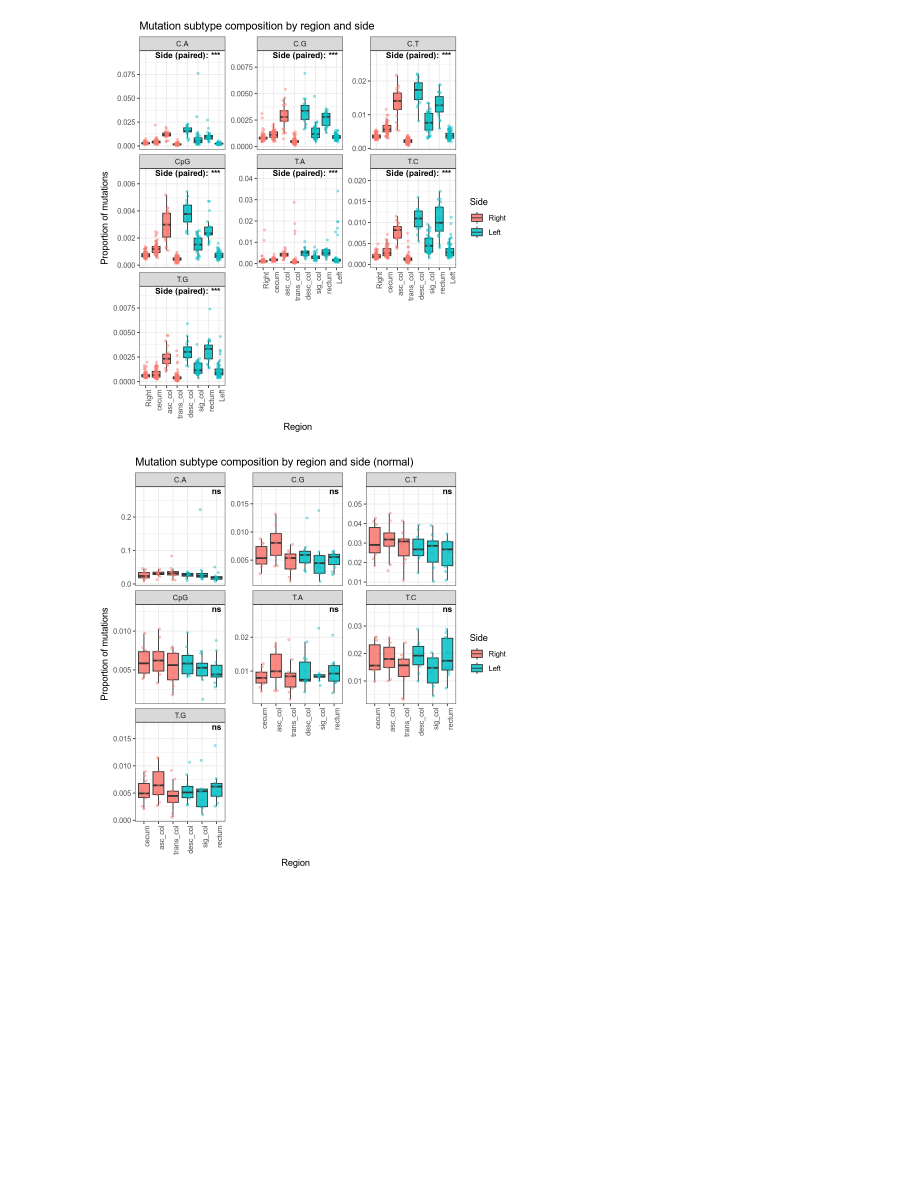
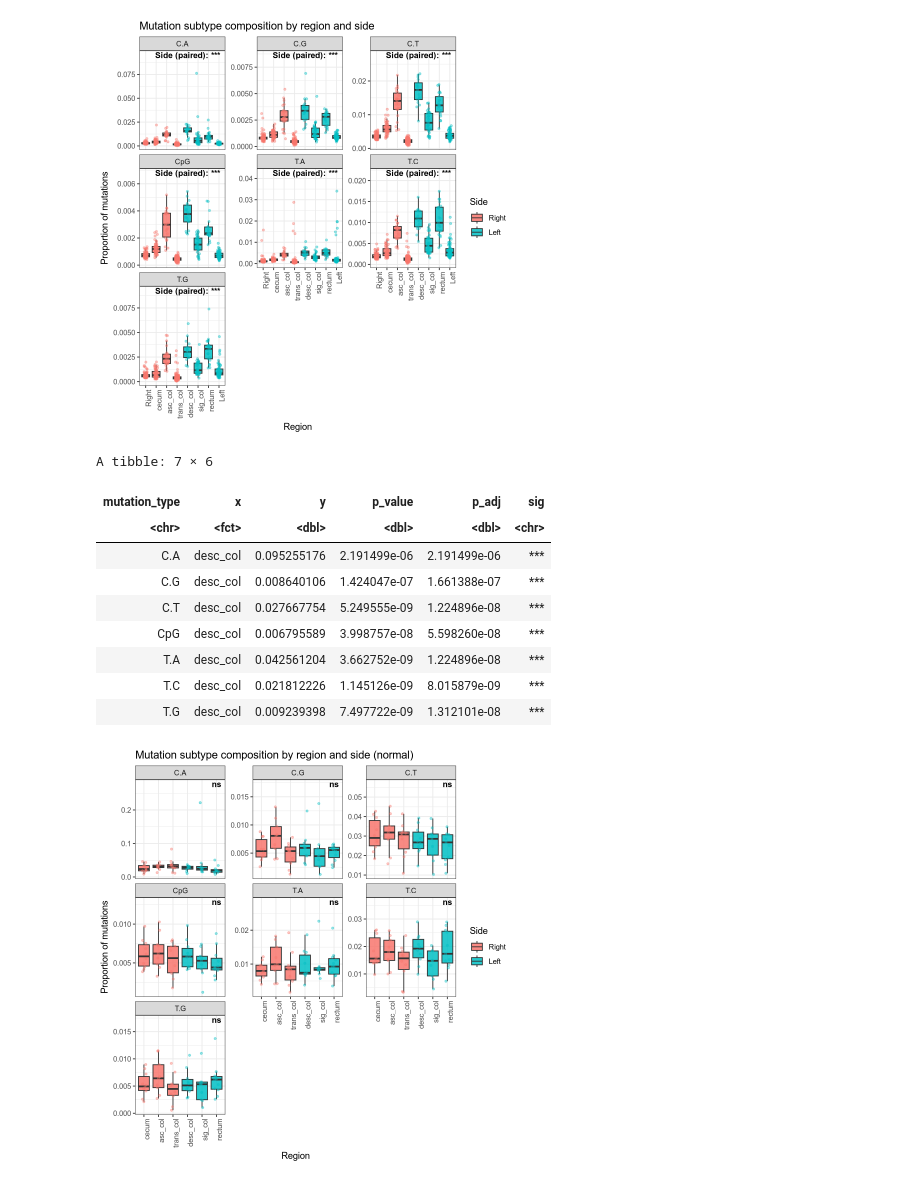
Before and after one commit to laurelhiatt/SEMIColon, a Jupyter notebook: scripts/figures/Figure2.ipynb, the cells around one changed output. Drawn from its saved outputs; the diff is of its cells as text; code cells hidden in the pictures; blank space fills up the shorter version.

```diff
--- a/scripts/figures/Figure2.ipynb
+++ b/scripts/figures/Figure2.ipynb
@@ -1809,6 +1809,19 @@ ggplot(Hiatt_long,
   )
 # %% [output]
 [figure]
+# %%
+annot_side
+# %% [output]
+A tibble: 7 × 6
+| mutation_type | x | y | p_value | p_adj | sig |
+| <chr> | <fct> | <dbl> | <dbl> | <dbl> | <chr> |
+| C.A | desc_col | 0.095255176 | 2.191499e-06 | 2.191499e-06 | *** |
+| C.G | desc_col | 0.008640106 | 1.424047e-07 | 1.661388e-07 | *** |
+| C.T | desc_col | 0.027667754 | 5.249555e-09 | 1.224896e-08 | *** |
+| CpG | desc_col | 0.006795589 | 3.998757e-08 | 5.598260e-08 | *** |
+| T.A | desc_col | 0.042561204 | 3.662752e-09 | 1.224896e-08 | *** |
+| T.C | desc_col | 0.021812226 | 1.145126e-09 | 8.015879e-09 | *** |
+| T.G | desc_col | 0.009239398 | 7.497722e-09 | 1.312101e-08 | *** |
 # %%
 mut_types <- c("C.T", "T.C", "C.A", "T.A", "C.G", "T.G", "CpG")
 
```
Also changed, not shown: parts of 2 cells of this notebook.
